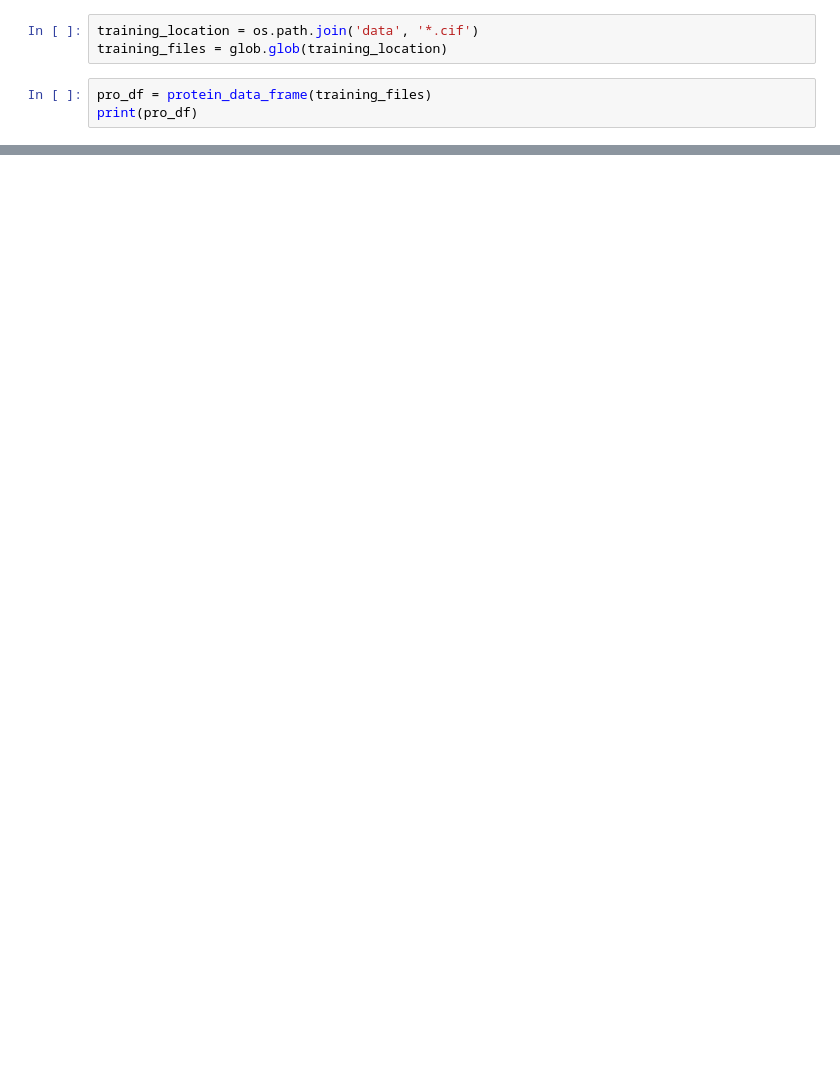
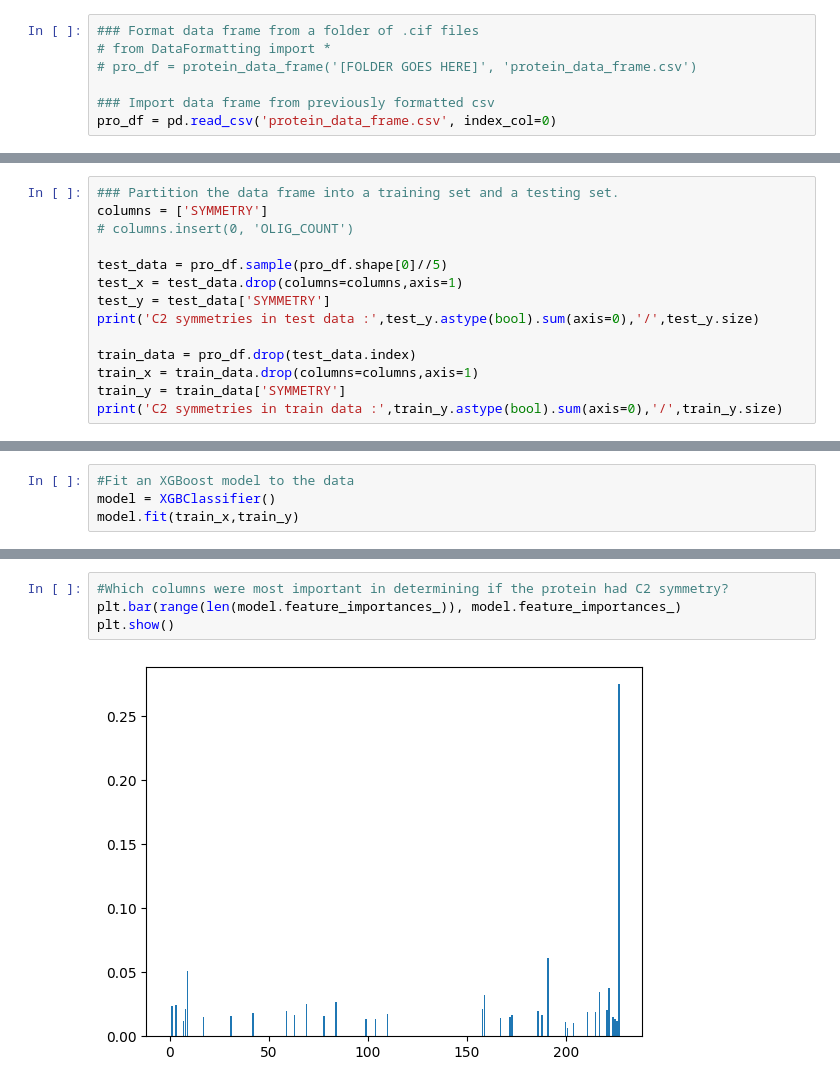
Before and after one commit to AlexDowling/PDBSymmetries, a Jupyter notebook: BoostAnalysis.ipynb, the cells around one changed output, grey strips where cells are left out. Cells and saved outputs as stored; diff of their text form; blank space fills up the shorter version.

Commit message:
XGBoost analysis run on much larger data frame

```diff
--- a/BoostAnalysis.ipynb
+++ b/BoostAnalysis.ipynb
@@ -15,6 +14,7 @@ from DataFormatting import *
 # %%
-training_location = os.path.join('data', '*.cif')
-training_files = glob.glob(training_location)
+### Format data frame from a folder of .cif files
+# from DataFormatting import *
+# pro_df = protein_data_frame('[FOLDER GOES HERE]', 'protein_data_frame.csv')
+
+### Import data frame from previously formatted csv
+pro_df = pd.read_csv('protein_data_frame.csv', index_col=0)
-# %%
-pro_df = protein_data_frame(training_files)
-print(pro_df)
@@ -38,0 +41,14 @@ print(pro_df)
+# %%
+### Partition the data frame into a training set and a testing set.
+columns = ['SYMMETRY']
+# columns.insert(0, 'OLIG_COUNT')
+
+test_data = pro_df.sample(pro_df.shape[0]//5)
+test_x = test_data.drop(columns=columns,axis=1)
+test_y = test_data['SYMMETRY']
+print('C2 symmetries in test data :',test_y.astype(bool).sum(axis=0),'/',test_y.size)
+
+train_data = pro_df.drop(test_data.index)
+train_x = train_data.drop(columns=columns,axis=1)
+train_y = train_data['SYMMETRY']
+print('C2 symmetries in train data :',train_y.astype(bool).sum(axis=0),'/',train_y.size)
@@ -38,0 +58,4 @@ print(pro_df)
+# %%
+#Fit an XGBoost model to the data
+model = XGBClassifier()
+model.fit(train_x,train_y)
@@ -38,0 +116,6 @@ print(pro_df)
+# %%
+#Which columns were most important in determining if the protein had C2 symmetry?
+plt.bar(range(len(model.feature_importances_)), model.feature_importances_)
+plt.show()
+# %% [output]
+[figure, added]
```
Also changed, not shown: parts of 11 cells of this notebook, 2 other files.
